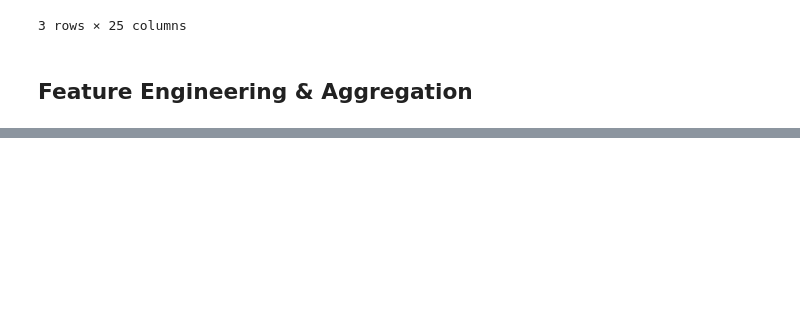
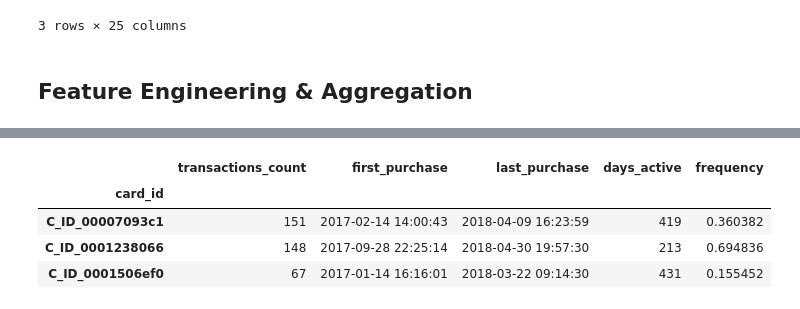
Before and after one commit to quinnbooth/ML-Consumer-Loyalty-Score, a Jupyter notebook: preprocessing.ipynb, the cells around one changed output, grey strips where cells are left out. Cells and saved outputs as stored; diff of their text form; code cells hidden in the pictures; blank space fills up the shorter version.

```diff
--- a/preprocessing.ipynb
+++ b/preprocessing.ipynb
@@ -270,0 +296,27 @@ encoded_df.head(3)
+# %%
+# Create a new column with count number of transactions per card_id
+date_cols = encoded_df.groupby('card_id').size().reset_index(name='transactions_count')
+
+# Difference between first and last purchase
+first_last_purchase = encoded_df.groupby('card_id')['purchase_date'].agg(['min', 'max']).reset_index()
+first_last_purchase['days_active'] = (first_last_purchase['max'] - first_last_purchase['min']).dt.days
+
+# merge new features and first_last_purchase on card_id
+date_cols = pd.merge(date_cols, first_last_purchase, on='card_id', how='left')
+
+# frequency of transactions per card_id
+date_cols['frequency'] = date_cols['transactions_count']/date_cols['days_active']
+
+# Rename min and max columns
+date_cols.rename(columns={'min':'first_purchase', 'max':'last_purchase'}, inplace=True)
+
+# reset card_id as index
+date_cols.set_index('card_id', inplace=True)
+
+date_cols.head(3)
+# %% [output]
+|  | transactions_count | first_purchase | last_purchase | days_active | frequency |
+| card_id |  |  |  |  |  |
+| C_ID_00007093c1 | 151 | 2017-02-14 14:00:43 | 2018-04-09 16:23:59 | 419 | 0.360382 |
+| C_ID_0001238066 | 148 | 2017-09-28 22:25:14 | 2018-04-30 19:57:30 | 213 | 0.694836 |
+| C_ID_0001506ef0 | 67 | 2017-01-14 16:16:01 | 2018-03-22 09:14:30 | 431 | 0.155452 |
```
Also changed, not shown: parts of 9 cells of this notebook.
